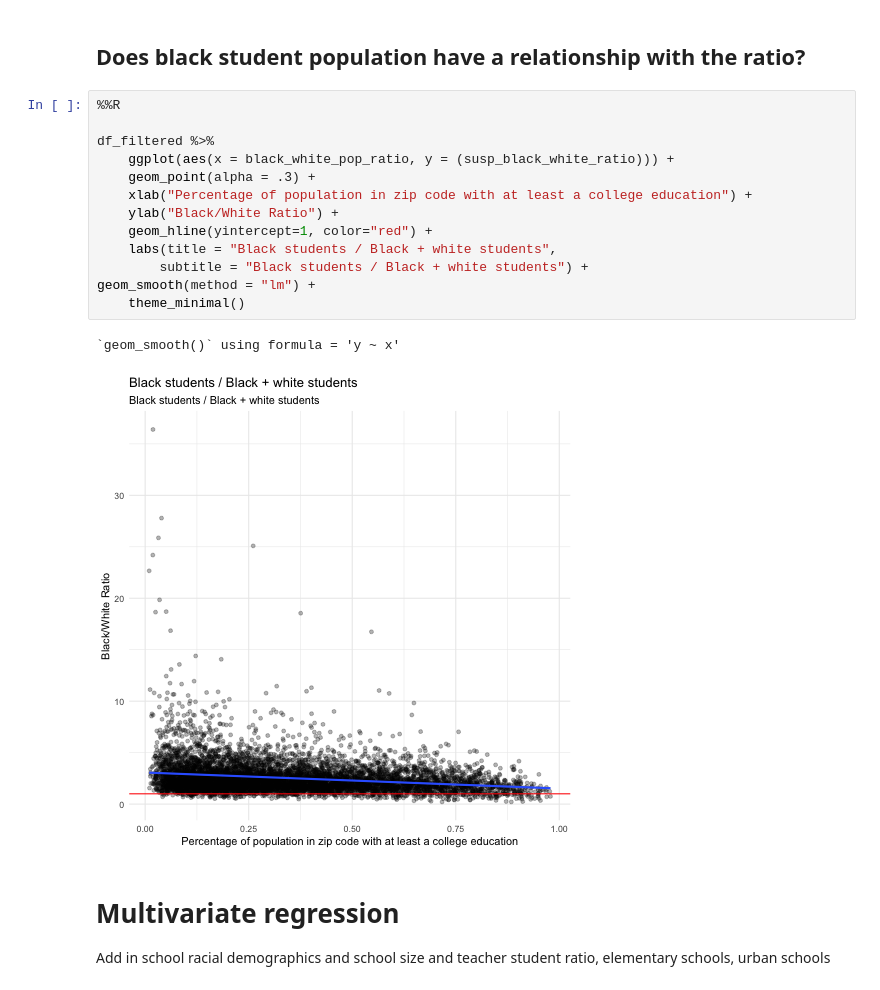
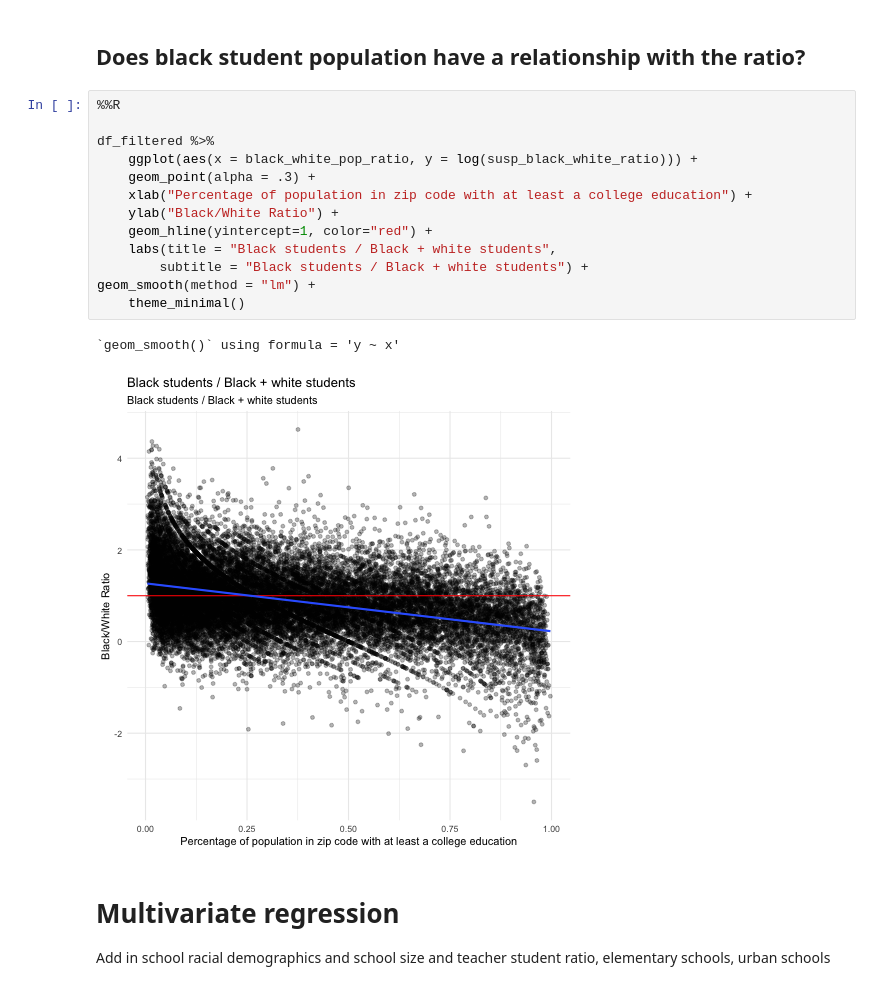
Before and after one commit to cj-robinson/racial-suspension-regression, a Jupyter notebook: analysis/4-linear-regression.ipynb, the cells around one changed output. Drawn from its saved outputs; the diff is of its cells as text.

```diff
--- a/analysis/4-linear-regression.ipynb
+++ b/analysis/4-linear-regression.ipynb
@@ -209,19 +224,19 @@ R[write to console]: 2: Removed 6676 rows containing missing values or values ou
 # %%
 %%R
 
 df_filtered %>%
-    ggplot(aes(x = black_white_pop_ratio, y = (susp_black_white_ratio))) +
+    ggplot(aes(x = black_white_pop_ratio, y = log(susp_black_white_ratio))) +
     geom_point(alpha = .3) +
     xlab("Percentage of population in zip code with at least a college education") +
     ylab("Black/White Ratio") +
     geom_hline(yintercept=1, color="red") +
     labs(title = "Black students / Black + white students",
         subtitle = "Black students / Black + white students") +
 geom_smooth(method = "lm") +
     theme_minimal()
 # %% [output]
 `geom_smooth()` using formula = 'y ~ x'
-[figure, old version]
+[figure, new version]
 # %% [markdown]
 # Multivariate regression
 Add in school racial demographics and school size and teacher student ratio, elementary schools, urban schools
```
Also changed, not shown: parts of 14 cells of this notebook, 4 other files.
